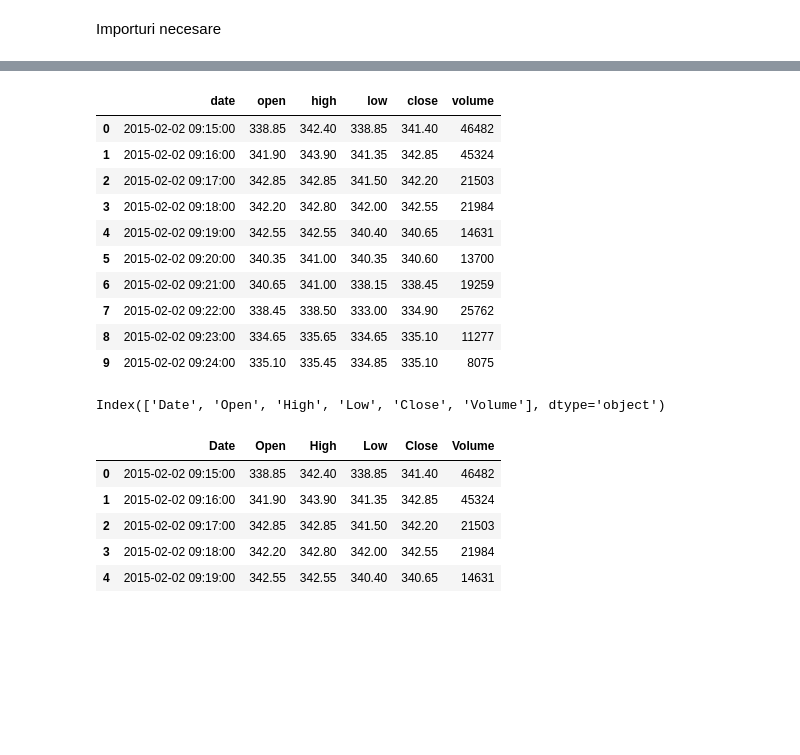
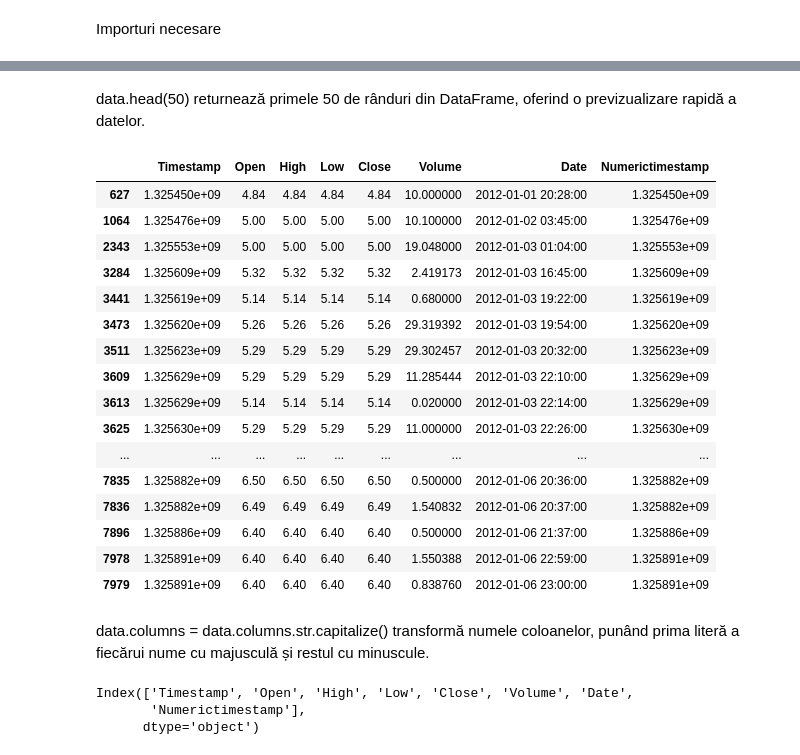
Before and after one commit to marianpop03/Trading_prediction, a Jupyter notebook: project.ipynb, the cells around one changed output, grey strips where cells are left out. Cells and saved outputs as stored; diff of their text form; code cells hidden in the pictures; blank space fills up the shorter version.

```diff
--- a/project.ipynb
+++ b/project.ipynb
@@ -14,0 +24,15 @@ data = pd.read_csv(file_path)
+# %%
+file_path = "C:\\Users\\Marian.Pop\\Downloads\\btcusd_1-min_data.csv"
+data = pd.read_csv(file_path)
+print(data.columns)
+
+# Convertește coloana 'Timestamp' în datetime (folosind errors='coerce' pentru a transforma valorile invalide în NaT)
+data['Date'] = pd.to_datetime(data['Timestamp'], unit='s', errors='coerce')
+
+
+# Tratarea valorilor lipsă fără a le elimina
+data['NumericTimestamp'] = data['Date'].apply(lambda x: x.timestamp() if pd.notnull(x) else np.nan)
+
+# Elimină coloanele non-numerice pentru calculul corelațiilor
+numeric_data = data.drop(columns=['Date', 'Timestamp'])
+print(numeric_data.corr())
@@ -15,28 +71,31 @@ data = pd.read_csv(file_path)
+# %% [markdown]
+ data.head(50) returnează primele 50 de rânduri din DataFrame, oferind o previzualizare rapidă a datelor.
 # %%
-data.head(10)
+data.head(50)
 # %% [output]
-|  | date | open | high | low | close | volume |
-| 0 | 2015-02-02 09:15:00 | 338.85 | 342.40 | 338.85 | 341.40 | 46482 |
-| 1 | 2015-02-02 09:16:00 | 341.90 | 343.90 | 341.35 | 342.85 | 45324 |
-| 2 | 2015-02-02 09:17:00 | 342.85 | 342.85 | 341.50 | 342.20 | 21503 |
-| 3 | 2015-02-02 09:18:00 | 342.20 | 342.80 | 342.00 | 342.55 | 21984 |
-| 4 | 2015-02-02 09:19:00 | 342.55 | 342.55 | 340.40 | 340.65 | 14631 |
-| 5 | 2015-02-02 09:20:00 | 340.35 | 341.00 | 340.35 | 340.60 | 13700 |
-| 6 | 2015-02-02 09:21:00 | 340.65 | 341.00 | 338.15 | 338.45 | 19259 |
-| 7 | 2015-02-02 09:22:00 | 338.45 | 338.50 | 333.00 | 334.90 | 25762 |
-| 8 | 2015-02-02 09:23:00 | 334.65 | 335.65 | 334.65 | 335.10 | 11277 |
-| 9 | 2015-02-02 09:24:00 | 335.10 | 335.45 | 334.85 | 335.10 | 8075 |
+|  | Timestamp | Open | High | Low | Close | Volume | Date | Numerictimestamp |
+| 627 | 1.325450e+09 | 4.84 | 4.84 | 4.84 | 4.84 | 10.000000 | 2012-01-01 20:28:00 | 1.325450e+09 |
+| 1064 | 1.325476e+09 | 5.00 | 5.00 | 5.00 | 5.00 | 10.100000 | 2012-01-02 03:45:00 | 1.325476e+09 |
+| 2343 | 1.325553e+09 | 5.00 | 5.00 | 5.00 | 5.00 | 19.048000 | 2012-01-03 01:04:00 | 1.325553e+09 |
+| 3284 | 1.325609e+09 | 5.32 | 5.32 | 5.32 | 5.32 | 2.419173 | 2012-01-03 16:45:00 | 1.325609e+09 |
+| 3441 | 1.325619e+09 | 5.14 | 5.14 | 5.14 | 5.14 | 0.680000 | 2012-01-03 19:22:00 | 1.325619e+09 |
+| 3473 | 1.325620e+09 | 5.26 | 5.26 | 5.26 | 5.26 | 29.319392 | 2012-01-03 19:54:00 | 1.325620e+09 |
+| 3511 | 1.325623e+09 | 5.29 | 5.29 | 5.29 | 5.29 | 29.302457 | 2012-01-03 20:32:00 | 1.325623e+09 |
+| 3609 | 1.325629e+09 | 5.29 | 5.29 | 5.29 | 5.29 | 11.285444 | 2012-01-03 22:10:00 | 1.325629e+09 |
+| 3613 | 1.325629e+09 | 5.14 | 5.14 | 5.14 | 5.14 | 0.020000 | 2012-01-03 22:14:00 | 1.325629e+09 |
+| 3625 | 1.325630e+09 | 5.29 | 5.29 | 5.29 | 5.29 | 11.000000 | 2012-01-03 22:26:00 | 1.325630e+09 |
+| ... | ... | ... | ... | ... | ... | ... | ... | ... |
+| 7835 | 1.325882e+09 | 6.50 | 6.50 | 6.50 | 6.50 | 0.500000 | 2012-01-06 20:36:00 | 1.325882e+09 |
+| 7836 | 1.325882e+09 | 6.49 | 6.49 | 6.49 | 6.49 | 1.540832 | 2012-01-06 20:37:00 | 1.325882e+09 |
+| 7896 | 1.325886e+09 | 6.40 | 6.40 | 6.40 | 6.40 | 0.500000 | 2012-01-06 21:37:00 | 1.325886e+09 |
+| 7978 | 1.325891e+09 | 6.40 | 6.40 | 6.40 | 6.40 | 1.550388 | 2012-01-06 22:59:00 | 1.325891e+09 |
+| 7979 | 1.325891e+09 | 6.40 | 6.40 | 6.40 | 6.40 | 0.838760 | 2012-01-06 23:00:00 | 1.325891e+09 |
+# %% [markdown]
+ data.columns = data.columns.str.capitalize() transformă numele coloanelor, punând prima literă a fiecărui nume cu majusculă și restul cu minuscule.
 # %%
 data.columns = data.columns.str.capitalize()
 print(data.columns)
 # %% [output]
-Index(['Date', 'Open', 'High', 'Low', 'Close', 'Volume'], dtype='object')
+Index(['Timestamp', 'Open', 'High', 'Low', 'Close', 'Volume', 'Date',
+       'Numerictimestamp'],
+      dtype='object')
-# %%
-data.head()
-# %% [output]
-|  | Date | Open | High | Low | Close | Volume |
-| 0 | 2015-02-02 09:15:00 | 338.85 | 342.40 | 338.85 | 341.40 | 46482 |
-| 1 | 2015-02-02 09:16:00 | 341.90 | 343.90 | 341.35 | 342.85 | 45324 |
-| 2 | 2015-02-02 09:17:00 | 342.85 | 342.85 | 341.50 | 342.20 | 21503 |
-| 3 | 2015-02-02 09:18:00 | 342.20 | 342.80 | 342.00 | 342.55 | 21984 |
-| 4 | 2015-02-02 09:19:00 | 342.55 | 342.55 | 340.40 | 340.65 | 14631 |
```
Also changed, not shown: parts of 14 cells of this notebook, 1 other file.
